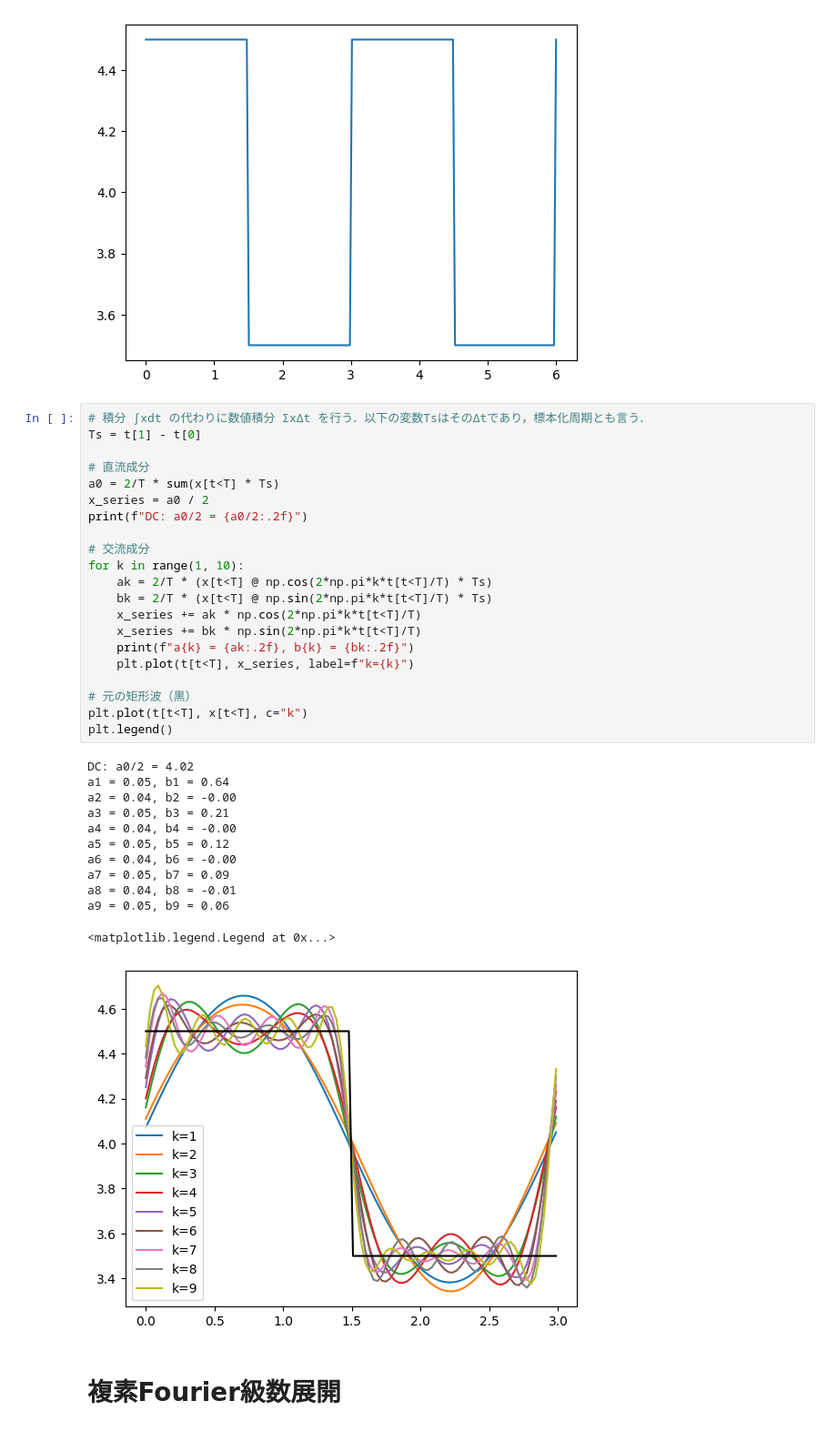
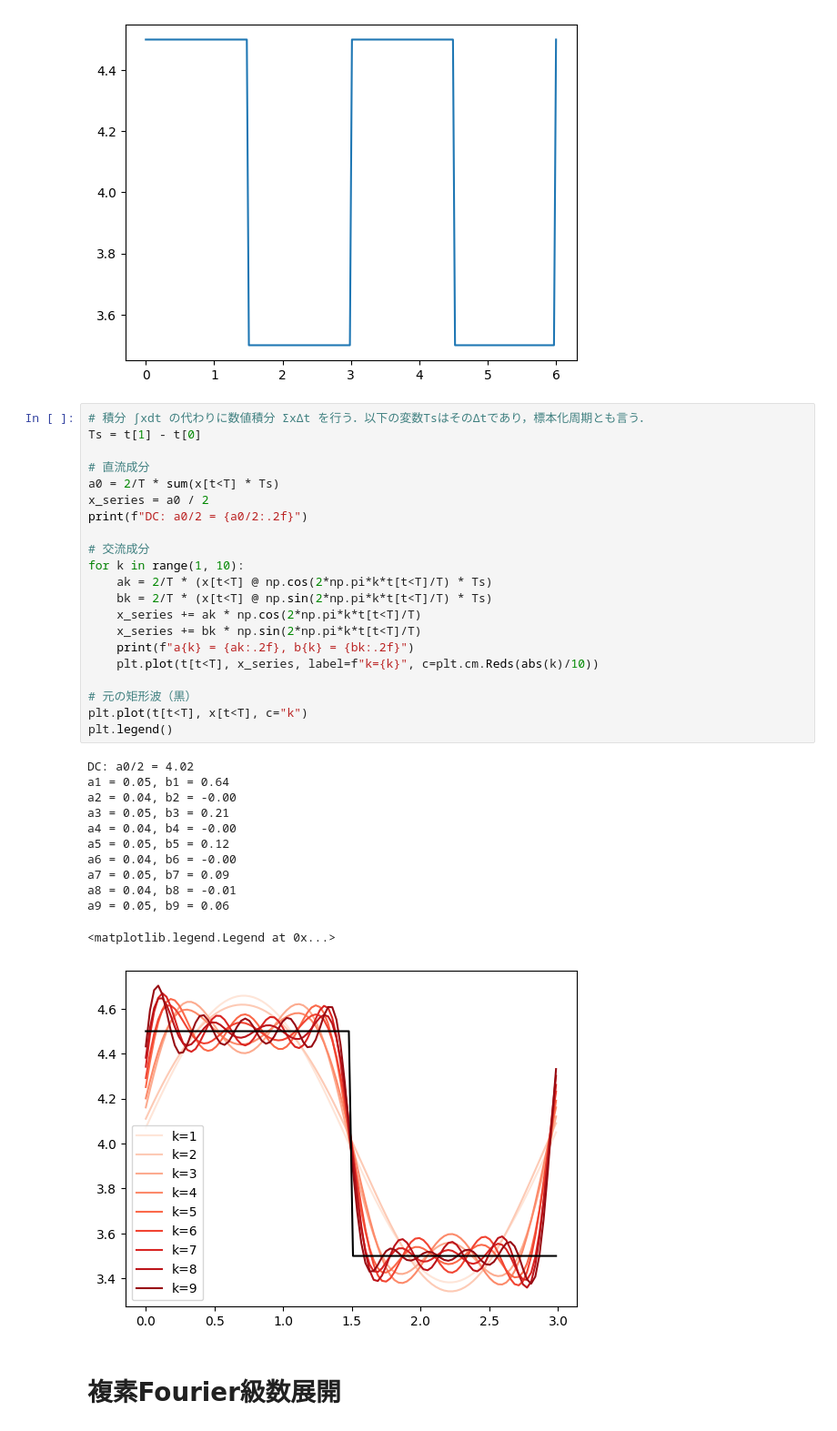
Before and after one commit to quaternys/INDEX, a Jupyter notebook: 信号処理/fourier_analysis.ipynb, the cells around one changed output. Shown: that part at 91% size. Saved outputs shown, nothing was run; the diff lists cells and outputs as text.

```diff
--- a/信号処理/fourier_analysis.ipynb
+++ b/信号処理/fourier_analysis.ipynb
@@ -68,35 +69,35 @@ plt.plot(t, x)
 Ts = t[1] - t[0]
 
 # 直流成分
 a0 = 2/T * sum(x[t<T] * Ts)
 x_series = a0 / 2
 print(f"DC: a0/2 = {a0/2:.2f}")
 
 # 交流成分
 for k in range(1, 10):
     ak = 2/T * (x[t<T] @ np.cos(2*np.pi*k*t[t<T]/T) * Ts)
     bk = 2/T * (x[t<T] @ np.sin(2*np.pi*k*t[t<T]/T) * Ts)
     x_series += ak * np.cos(2*np.pi*k*t[t<T]/T)
     x_series += bk * np.sin(2*np.pi*k*t[t<T]/T)
     print(f"a{k} = {ak:.2f}, b{k} = {bk:.2f}")
-    plt.plot(t[t<T], x_series, label=f"k={k}")
+    plt.plot(t[t<T], x_series, label=f"k={k}", c=plt.cm.Reds(abs(k)/10))
 
 # 元の矩形波（黒）
 plt.plot(t[t<T], x[t<T], c="k")
 plt.legend()
 # %% [output]
 DC: a0/2 = 4.02
 a1 = 0.05, b1 = 0.64
 a2 = 0.04, b2 = -0.00
 a3 = 0.05, b3 = 0.21
 a4 = 0.04, b4 = -0.00
 a5 = 0.05, b5 = 0.12
 a6 = 0.04, b6 = -0.00
 a7 = 0.05, b7 = 0.09
 a8 = 0.04, b8 = -0.01
 a9 = 0.05, b9 = 0.06
 <matplotlib.legend.Legend at 0x...>
-[figure, old version]
+[figure, new version]
 # %% [markdown]
 # 複素Fourier級数展開
 # %% [markdown]
```
Also changed, not shown: parts of 4 cells of this notebook.
